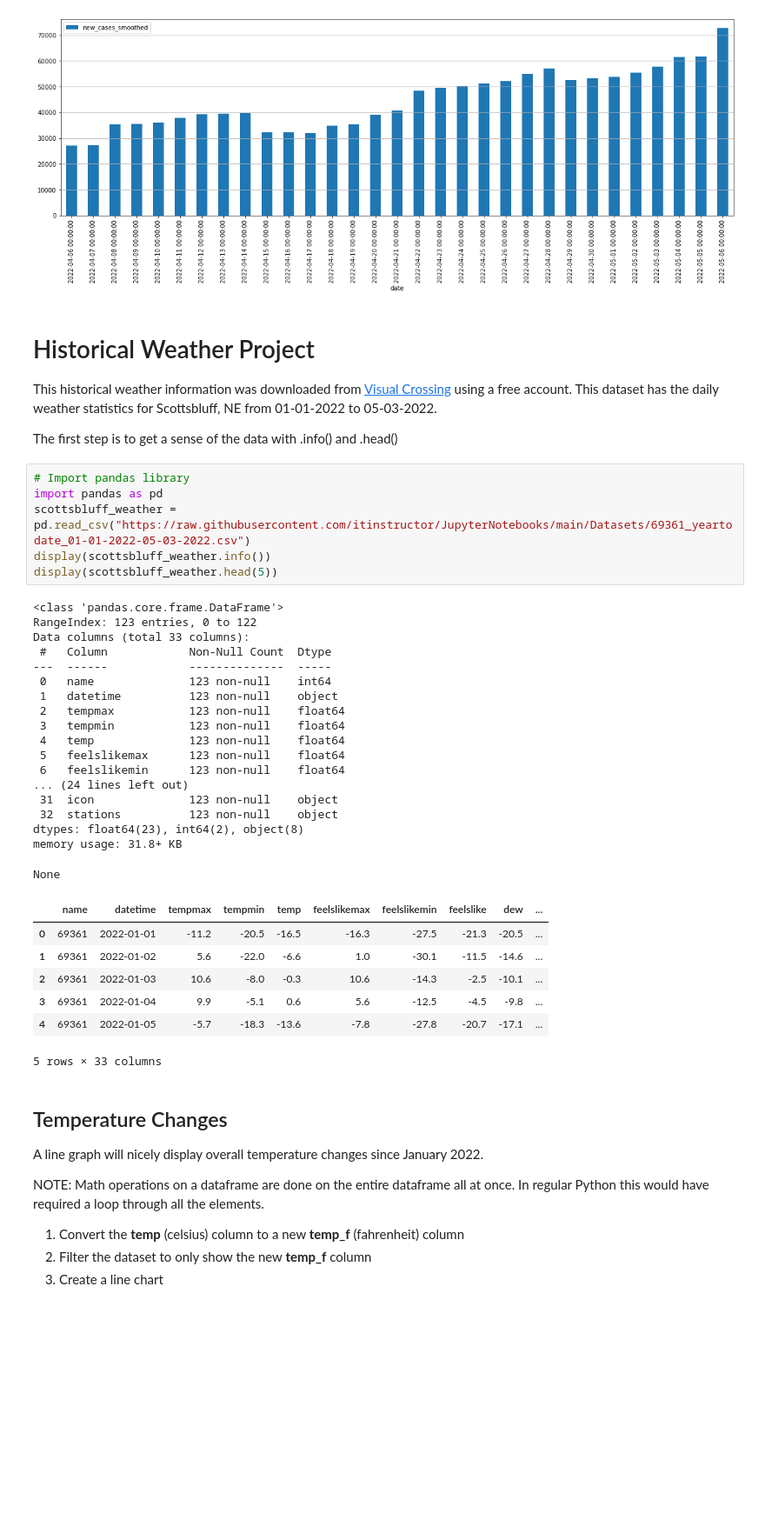
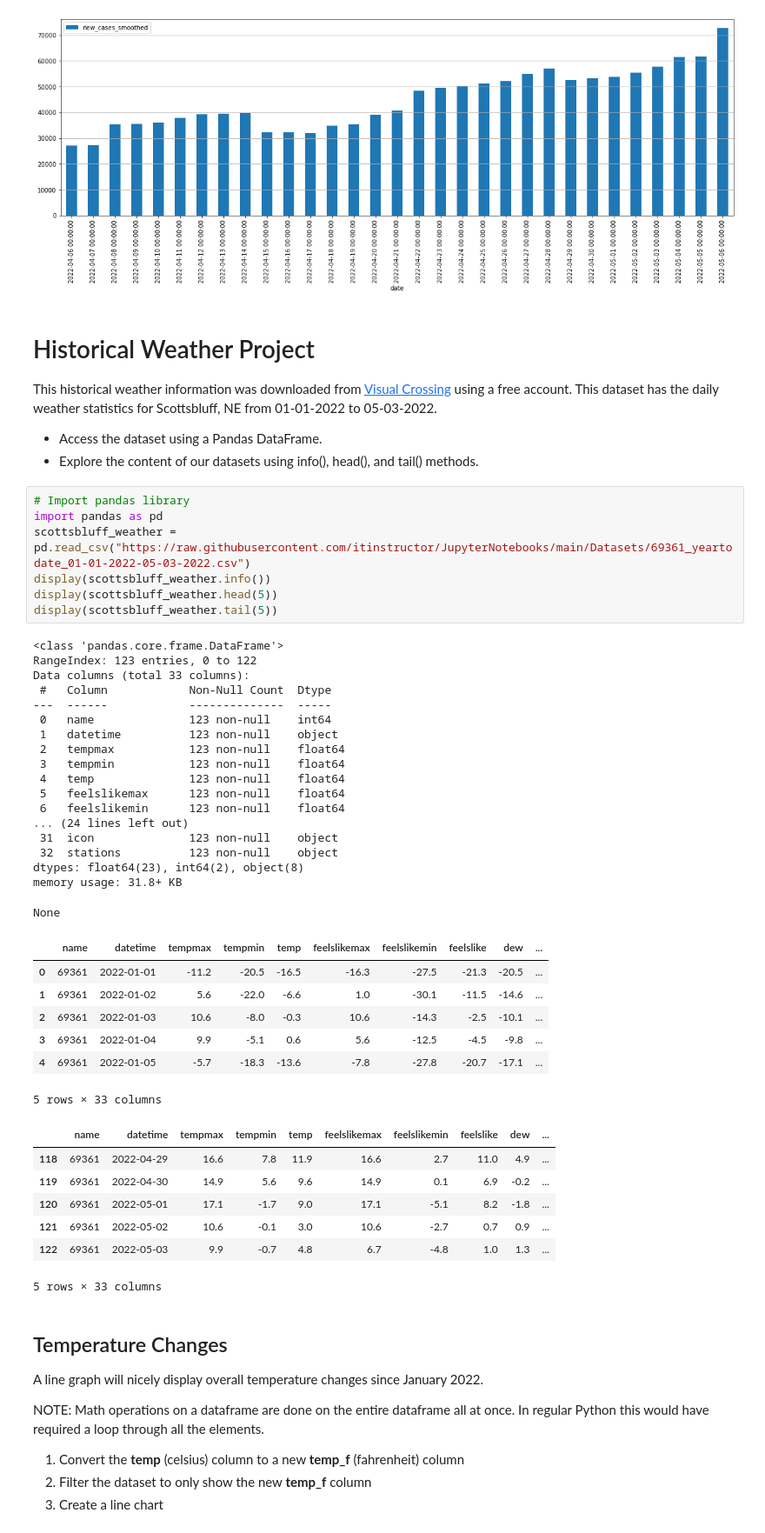
Before and after one commit to itinstructor/JupyterNotebooks, a Jupyter notebook: Notebooks/Python_Data_Science_Primer.ipynb, the cells around one changed output. Shown at 87% size. Cells and saved outputs as stored; diff of their text form; blank space fills up the shorter version.

```diff
--- a/Notebooks/Python_Data_Science_Primer.ipynb
+++ b/Notebooks/Python_Data_Science_Primer.ipynb
@@ -2839,39 +2845,48 @@ plt.show()
 
 This historical weather information was downloaded from [Visual Crossing](https://www.visualcrossing.com) using a free account. This dataset has the daily weather statistics for Scottsbluff, NE from 01-01-2022 to 05-03-2022.
 
-The first step is to get a sense of the data with .info() and .head()
+- Access the dataset using a Pandas DataFrame.
+- Explore the content of our datasets using info(), head(), and tail() methods.
 # %%
 # Import pandas library
 import pandas as pd
 scottsbluff_weather = pd.read_csv("https://raw.githubusercontent.com/itinstructor/JupyterNotebooks/main/Datasets/69361_yeartodate_01-01-2022-05-03-2022.csv")
 display(scottsbluff_weather.info())
 display(scottsbluff_weather.head(5))
+display(scottsbluff_weather.tail(5))
 # %% [output]
 <class 'pandas.core.frame.DataFrame'>
 RangeIndex: 123 entries, 0 to 122
 Data columns (total 33 columns):
  #   Column            Non-Null Count  Dtype
 ---  ------            --------------  -----
  0   name              123 non-null    int64
  1   datetime          123 non-null    object
  2   tempmax           123 non-null    float64
  3   tempmin           123 non-null    float64
  4   temp              123 non-null    float64
  5   feelslikemax      123 non-null    float64
  6   feelslikemin      123 non-null    float64
 ... (24 lines left out)
  31  icon              123 non-null    object
  32  stations          123 non-null    object
 dtypes: float64(23), int64(2), object(8)
 memory usage: 31.8+ KB
 None
 |  | name | datetime | tempmax | tempmin | temp | feelslikemax | feelslikemin | feelslike | dew | ... |
 | 0 | 69361 | 2022-01-01 | -11.2 | -20.5 | -16.5 | -16.3 | -27.5 | -21.3 | -20.5 | ... |
 | 1 | 69361 | 2022-01-02 | 5.6 | -22.0 | -6.6 | 1.0 | -30.1 | -11.5 | -14.6 | ... |
 | 2 | 69361 | 2022-01-03 | 10.6 | -8.0 | -0.3 | 10.6 | -14.3 | -2.5 | -10.1 | ... |
 | 3 | 69361 | 2022-01-04 | 9.9 | -5.1 | 0.6 | 5.6 | -12.5 | -4.5 | -9.8 | ... |
 | 4 | 69361 | 2022-01-05 | -5.7 | -18.3 | -13.6 | -7.8 | -27.8 | -20.7 | -17.1 | ... |
 5 rows × 33 columns
+|  | name | datetime | tempmax | tempmin | temp | feelslikemax | feelslikemin | feelslike | dew | ... |
+| 118 | 69361 | 2022-04-29 | 16.6 | 7.8 | 11.9 | 16.6 | 2.7 | 11.0 | 4.9 | ... |
+| 119 | 69361 | 2022-04-30 | 14.9 | 5.6 | 9.6 | 14.9 | 0.1 | 6.9 | -0.2 | ... |
+| 120 | 69361 | 2022-05-01 | 17.1 | -1.7 | 9.0 | 17.1 | -5.1 | 8.2 | -1.8 | ... |
+| 121 | 69361 | 2022-05-02 | 10.6 | -0.1 | 3.0 | 10.6 | -2.7 | 0.7 | 0.9 | ... |
+| 122 | 69361 | 2022-05-03 | 9.9 | -0.7 | 4.8 | 6.7 | -4.8 | 1.0 | 1.3 | ... |
+5 rows × 33 columns
 # %% [markdown]
 ## Temperature Changes
 
```
Also changed, not shown: parts of 11 cells of this notebook.
